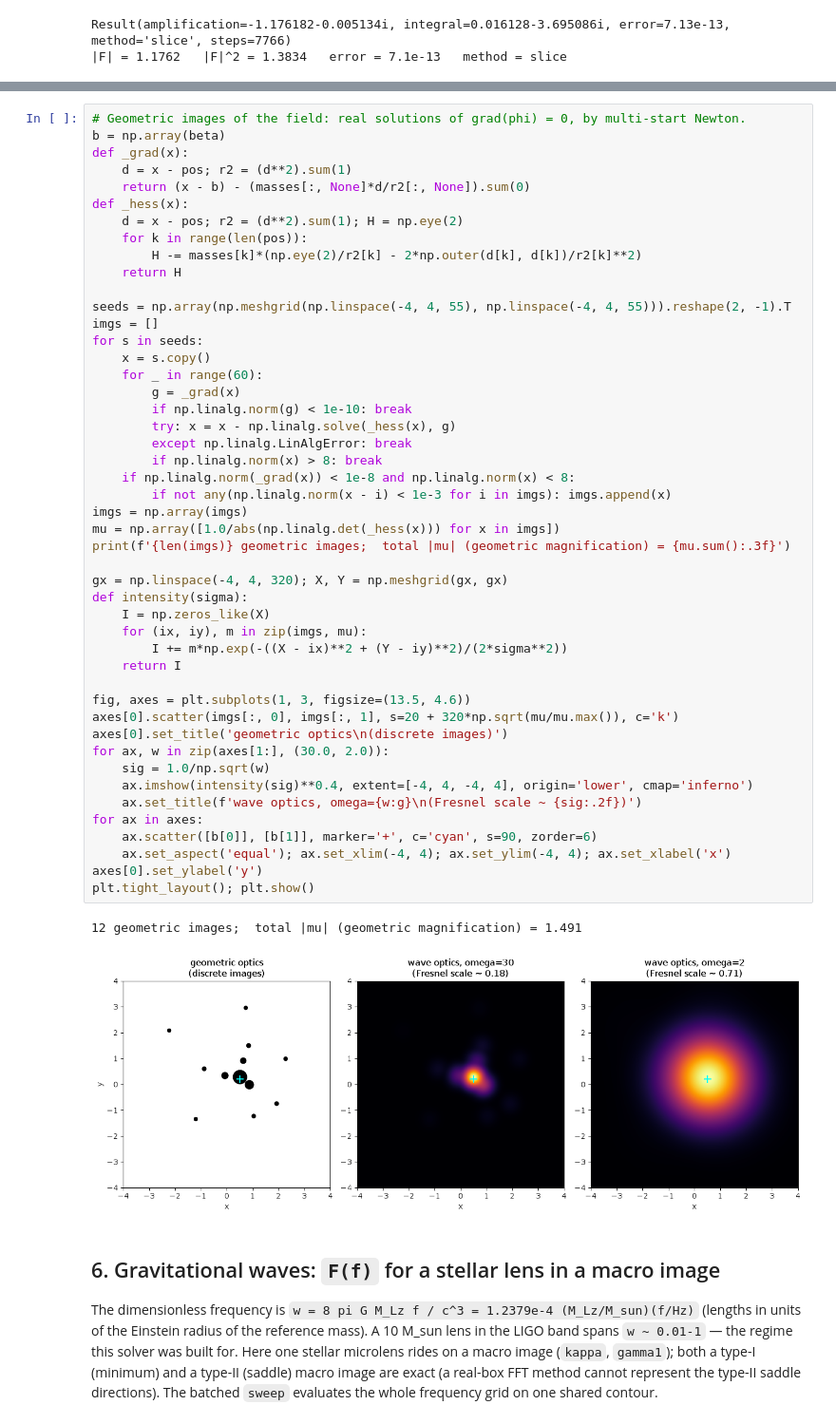
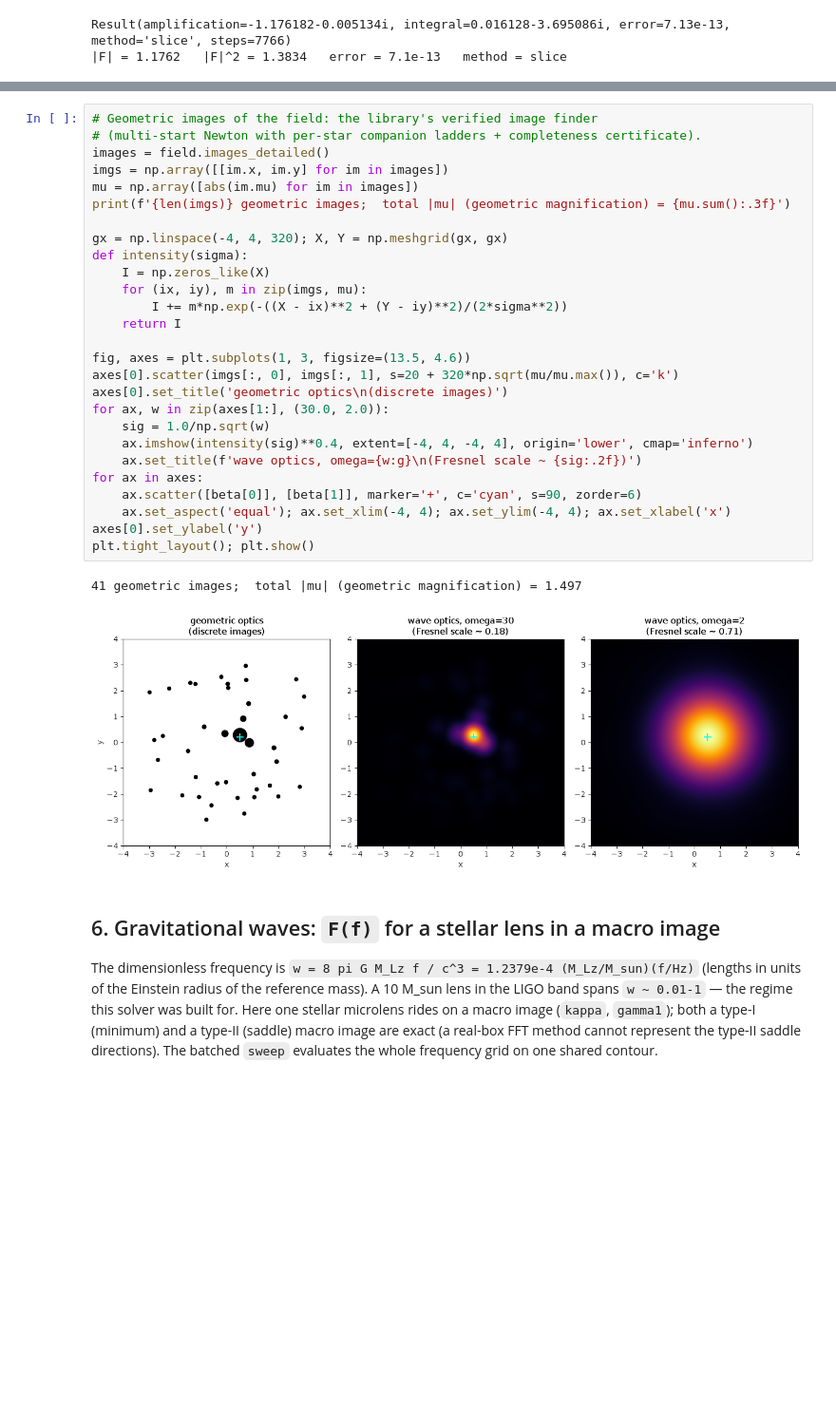
Before and after one commit to cosmoquark/fastpiclef, a Jupyter notebook: notebooks/getting_started.ipynb, the cells around one changed output, grey strips where cells are left out. Shown at 95% size. Drawn from its saved outputs; the diff is of its cells as text; blank space fills up the shorter version.

```diff
--- a/notebooks/getting_started.ipynb
+++ b/notebooks/getting_started.ipynb
@@ -156,53 +160,33 @@ $|F|^2$ at moderate $\omega$ sits near the geometric total magnification $\sum_j
 # %%
-# Geometric images of the field: real solutions of grad(phi) = 0, by multi-start Newton.
-b = np.array(beta)
-def _grad(x):
-    d = x - pos; r2 = (d**2).sum(1)
-    return (x - b) - (masses[:, None]*d/r2[:, None]).sum(0)
-def _hess(x):
-    d = x - pos; r2 = (d**2).sum(1); H = np.eye(2)
-    for k in range(len(pos)):
-        H -= masses[k]*(np.eye(2)/r2[k] - 2*np.outer(d[k], d[k])/r2[k]**2)
-    return H
-
-seeds = np.array(np.meshgrid(np.linspace(-4, 4, 55), np.linspace(-4, 4, 55))).reshape(2, -1).T
-imgs = []
-for s in seeds:
-    x = s.copy()
-    for _ in range(60):
-        g = _grad(x)
-        if np.linalg.norm(g) < 1e-10: break
-        try: x = x - np.linalg.solve(_hess(x), g)
-        except np.linalg.LinAlgError: break
-        if np.linalg.norm(x) > 8: break
-    if np.linalg.norm(_grad(x)) < 1e-8 and np.linalg.norm(x) < 8:
-        if not any(np.linalg.norm(x - i) < 1e-3 for i in imgs): imgs.append(x)
-imgs = np.array(imgs)
-mu = np.array([1.0/abs(np.linalg.det(_hess(x))) for x in imgs])
+# Geometric images of the field: the library's verified image finder
+# (multi-start Newton with per-star companion ladders + completeness certificate).
+images = field.images_detailed()
+imgs = np.array([[im.x, im.y] for im in images])
+mu = np.array([abs(im.mu) for im in images])
 print(f'{len(imgs)} geometric images;  total |mu| (geometric magnification) = {mu.sum():.3f}')
 
 gx = np.linspace(-4, 4, 320); X, Y = np.meshgrid(gx, gx)
 def intensity(sigma):
     I = np.zeros_like(X)
     for (ix, iy), m in zip(imgs, mu):
         I += m*np.exp(-((X - ix)**2 + (Y - iy)**2)/(2*sigma**2))
     return I
 
 fig, axes = plt.subplots(1, 3, figsize=(13.5, 4.6))
 axes[0].scatter(imgs[:, 0], imgs[:, 1], s=20 + 320*np.sqrt(mu/mu.max()), c='k')
 axes[0].set_title('geometric optics\n(discrete images)')
 for ax, w in zip(axes[1:], (30.0, 2.0)):
     sig = 1.0/np.sqrt(w)
     ax.imshow(intensity(sig)**0.4, extent=[-4, 4, -4, 4], origin='lower', cmap='inferno')
     ax.set_title(f'wave optics, omega={w:g}\n(Fresnel scale ~ {sig:.2f})')
 for ax in axes:
-    ax.scatter([b[0]], [b[1]], marker='+', c='cyan', s=90, zorder=6)
+    ax.scatter([beta[0]], [beta[1]], marker='+', c='cyan', s=90, zorder=6)
     ax.set_aspect('equal'); ax.set_xlim(-4, 4); ax.set_ylim(-4, 4); ax.set_xlabel('x')
 axes[0].set_ylabel('y')
 plt.tight_layout(); plt.show()
 # %% [output]
-12 geometric images;  total |mu| (geometric magnification) = 1.491
+41 geometric images;  total |mu| (geometric magnification) = 1.497
-[figure, old version]
+[figure, new version]
 # %% [markdown]
 ## 6. Gravitational waves: `F(f)` for a stellar lens in a macro image
 
```
Also changed, not shown: parts of 4 cells of this notebook, 1 other file.
